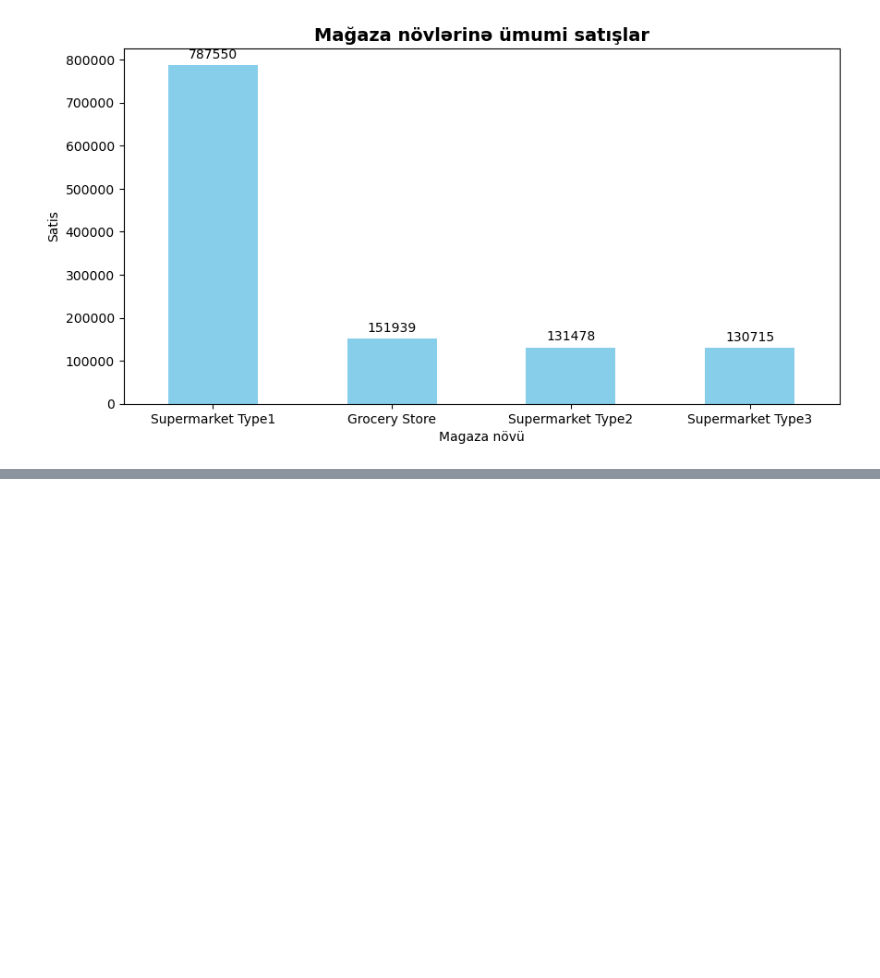
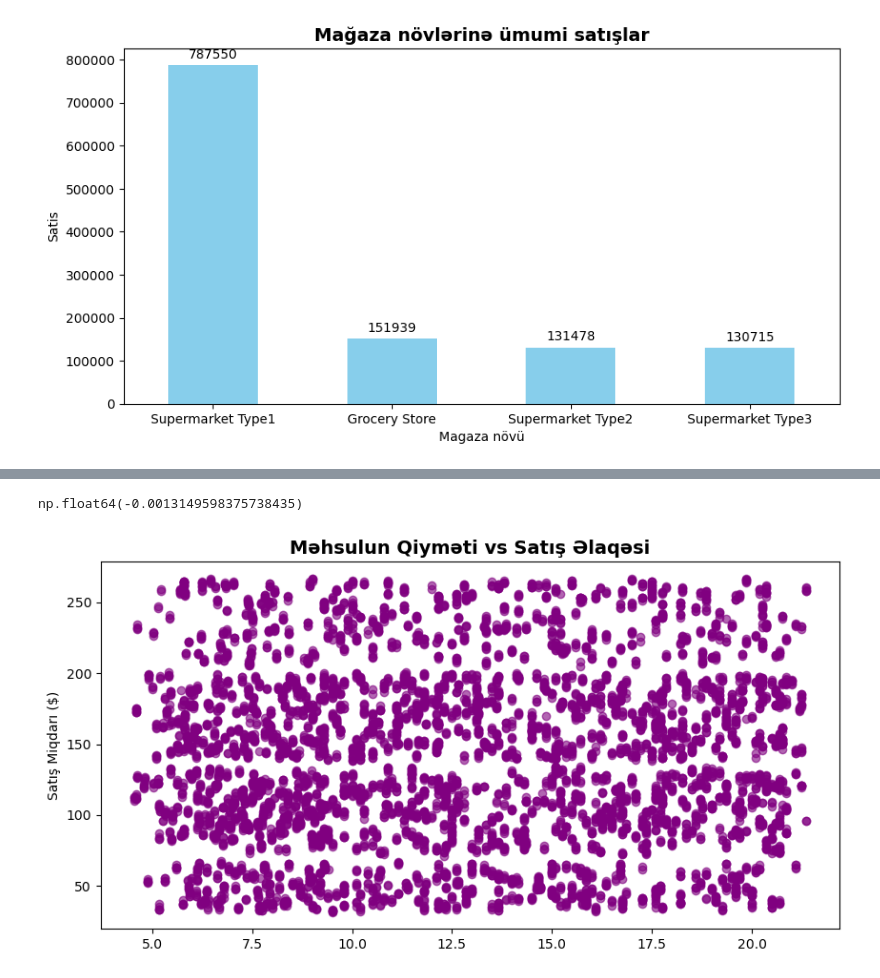
Before and after one commit to Nicat777222/Python-Data-Analysis-Tricks, a Jupyter notebook: 01_BlinkIT_Data_Temizleme_ve_Satis.ipynb, the cells around one changed output, grey strips where cells are left out. Drawn from its saved outputs; the diff is of its cells as text; code cells hidden in the pictures; blank space fills up the shorter version.

```diff
--- a/01_BlinkIT_Data_Temizleme_ve_Satis.ipynb
+++ b/01_BlinkIT_Data_Temizleme_ve_Satis.ipynb
@@ -66,0 +121,14 @@ plt.show()
+# %%
+df['Item Visibility'].corr(df['Sales'])
+# %% [output]
+np.float64(-0.0013149598375738435)
+# %%
+
+import matplotlib.pyplot as plt
+plt.figure(figsize = (10,5))
+plt.scatter(df['Item Weight'],df['Sales'],color = 'purple',alpha = 0.6)
+plt.title('Məhsulun Qiyməti vs Satış Əlaqəsi',fontsize = 14,fontweight='bold')
+plt.ylabel('Satış Miqdarı ($)')
+plt.show()
+# %% [output]
+[figure, added]
```
Also changed, not shown: parts of 4 cells of this notebook.
